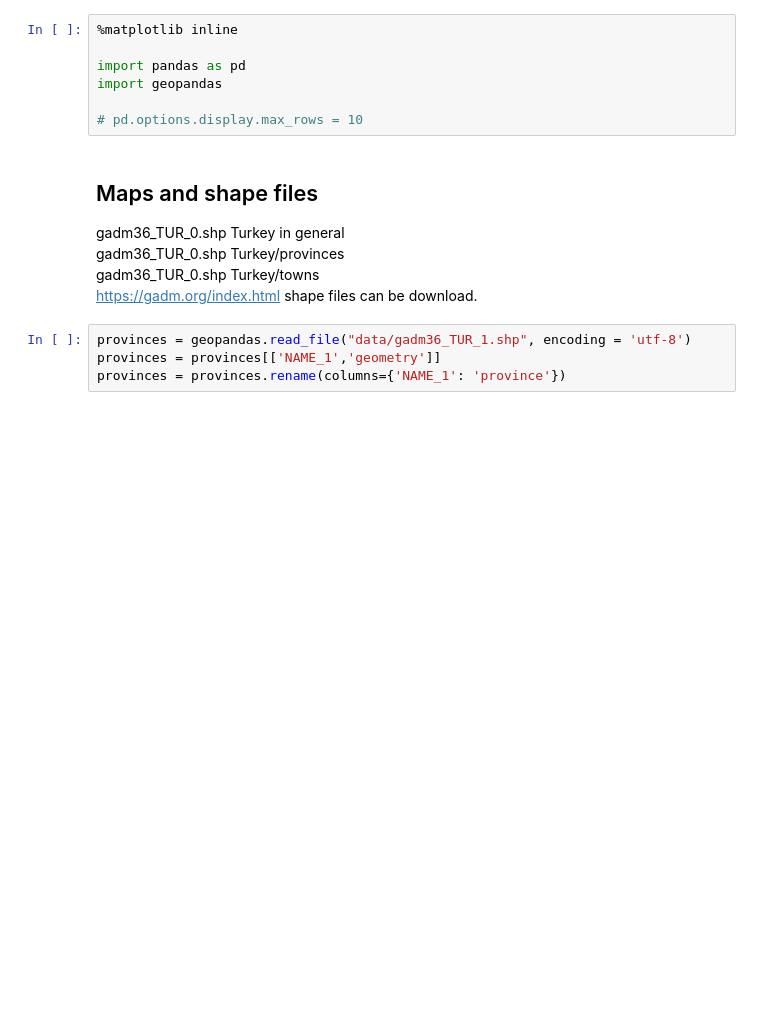
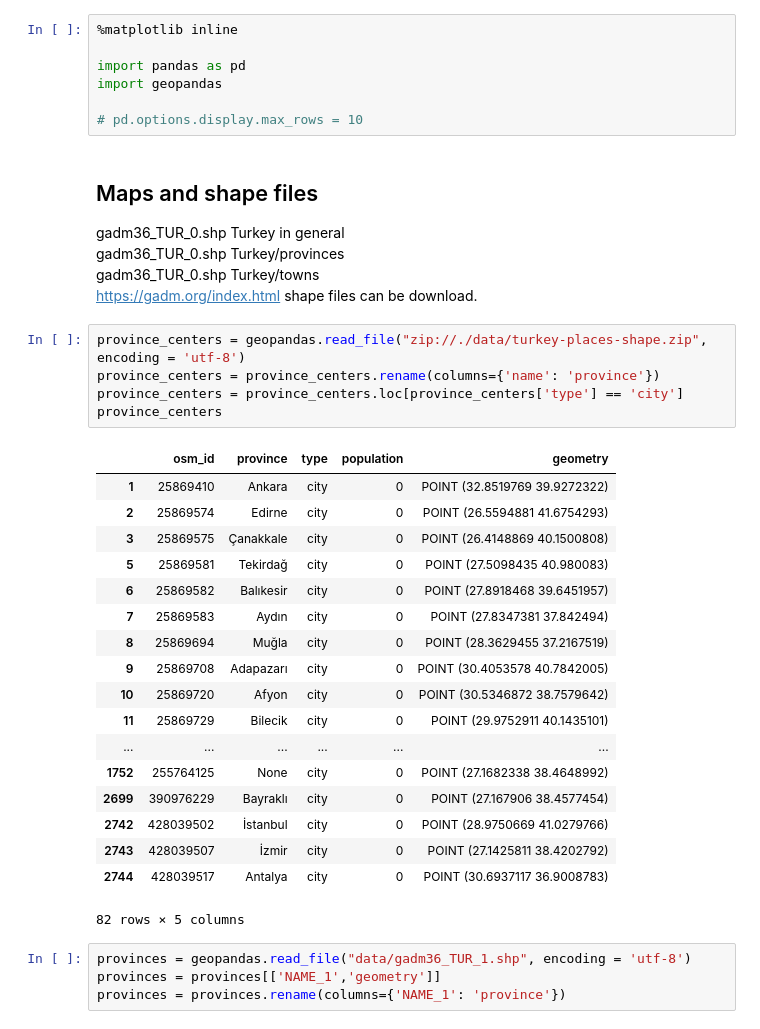
Before and after one commit to ctukel/Geopandas-projects, a Jupyter notebook: Turkeys_population.ipynb, the cells around one changed output. Drawn from its saved outputs; the diff is of its cells as text; blank space fills up the shorter version.

```diff
--- a/Turkeys_population.ipynb
+++ b/Turkeys_population.ipynb
@@ -25,6 +25,30 @@ gadm36_TUR_0.shp Turkey in general
 gadm36_TUR_0.shp Turkey/provinces
 gadm36_TUR_0.shp Turkey/towns
 https://gadm.org/index.html shape files can be download.
+# %%
+province_centers = geopandas.read_file("zip://./data/turkey-places-shape.zip", encoding = 'utf-8')
+province_centers = province_centers.rename(columns={'name': 'province'})
+province_centers = province_centers.loc[province_centers['type'] == 'city']
+province_centers
+# %% [output]
+|  | osm_id | province | type | population | geometry |
+| 1 | 25869410 | Ankara | city | 0 | POINT (32.8519769 39.9272322) |
+| 2 | 25869574 | Edirne | city | 0 | POINT (26.5594881 41.6754293) |
+| 3 | 25869575 | Çanakkale | city | 0 | POINT (26.4148869 40.1500808) |
+| 5 | 25869581 | Tekirdağ | city | 0 | POINT (27.5098435 40.980083) |
+| 6 | 25869582 | Balıkesir | city | 0 | POINT (27.8918468 39.6451957) |
+| 7 | 25869583 | Aydın | city | 0 | POINT (27.8347381 37.842494) |
+| 8 | 25869694 | Muğla | city | 0 | POINT (28.3629455 37.2167519) |
+| 9 | 25869708 | Adapazarı | city | 0 | POINT (30.4053578 40.7842005) |
+| 10 | 25869720 | Afyon | city | 0 | POINT (30.5346872 38.7579642) |
+| 11 | 25869729 | Bilecik | city | 0 | POINT (29.9752911 40.1435101) |
+| ... | ... | ... | ... | ... | ... |
+| 1752 | 255764125 | None | city | 0 | POINT (27.1682338 38.4648992) |
+| 2699 | 390976229 | Bayraklı | city | 0 | POINT (27.167906 38.4577454) |
+| 2742 | 428039502 | İstanbul | city | 0 | POINT (28.9750669 41.0279766) |
+| 2743 | 428039507 | İzmir | city | 0 | POINT (27.1425811 38.4202792) |
+| 2744 | 428039517 | Antalya | city | 0 | POINT (30.6937117 36.9008783) |
+82 rows × 5 columns
 # %%
 provinces = geopandas.read_file("data/gadm36_TUR_1.shp", encoding = 'utf-8')
 provinces = provinces[['NAME_1','geometry']]
```
Also changed, not shown: parts of 9 cells of this notebook, 2 other files.
